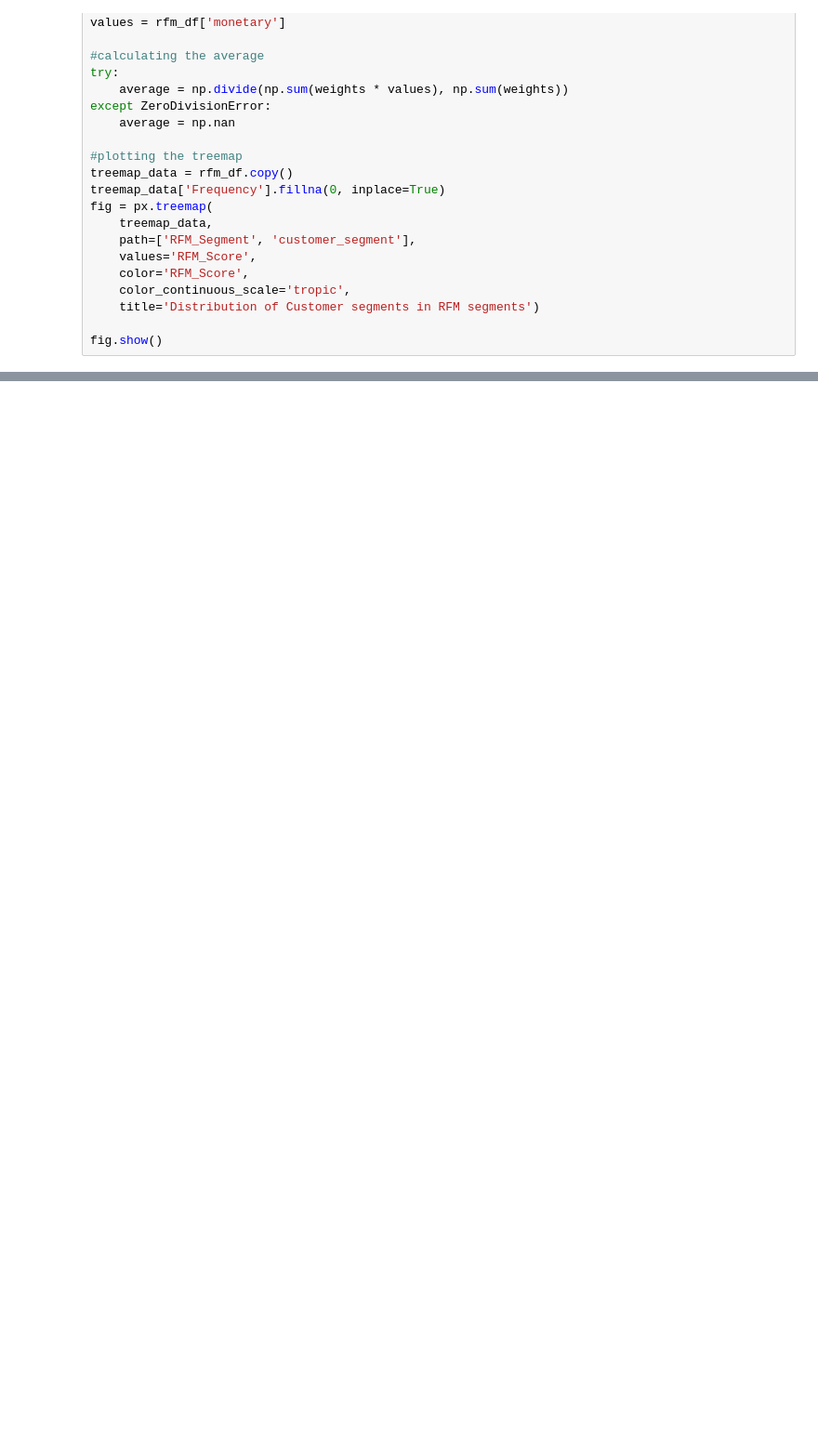
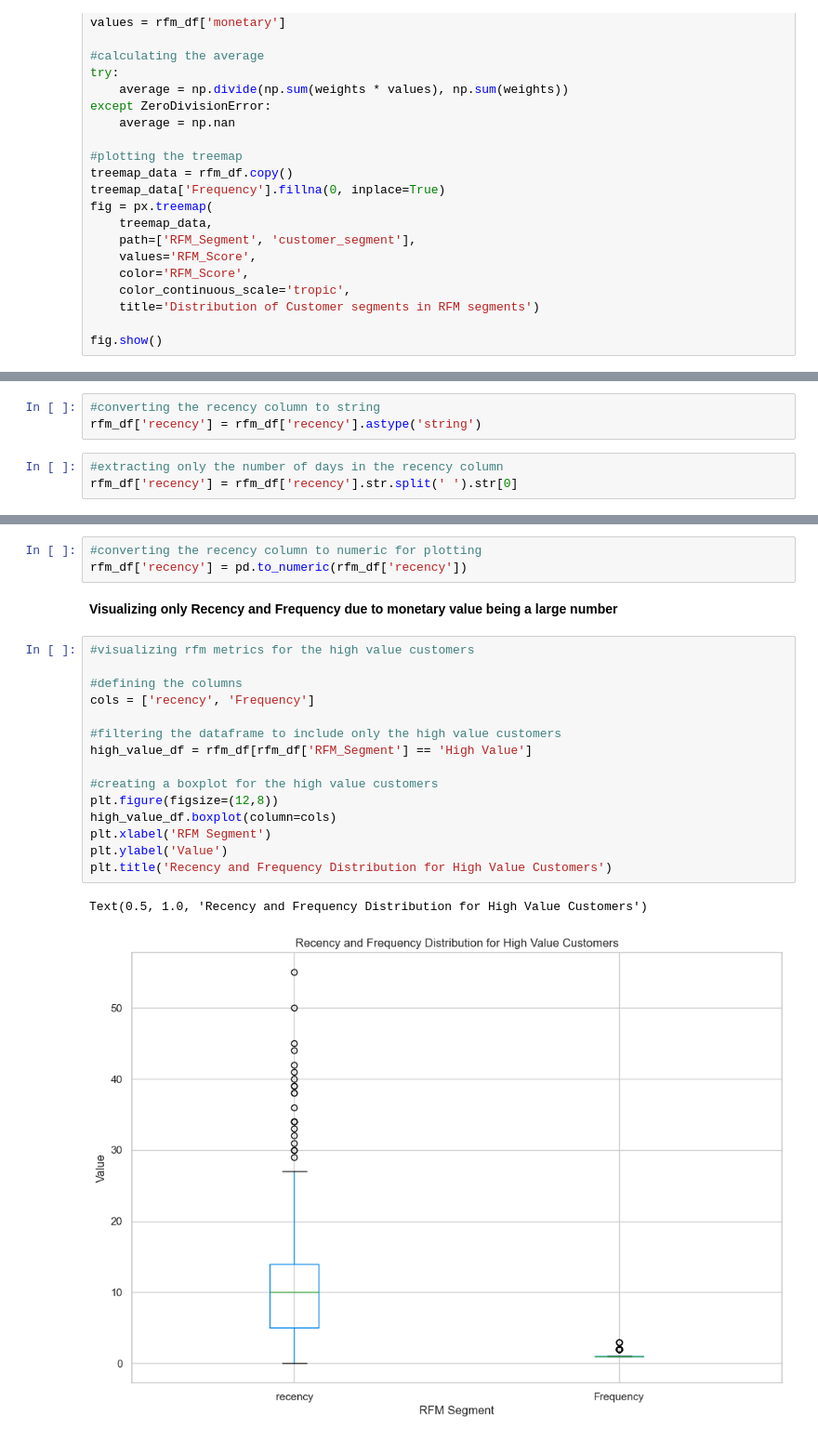
Before and after one commit to Murega14/rfm, a Jupyter notebook: rfm.ipynb, the cells around one changed output, grey strips where cells are left out. Shown: that part at 93% size. Drawn from its saved outputs; the diff is of its cells as text; blank space fills up the shorter version.

```diff
--- a/rfm.ipynb
+++ b/rfm.ipynb
@@ -394,0 +366,6 @@ plt.show()
+# %%
+#converting the recency column to string
+rfm_df['recency'] = rfm_df['recency'].astype('string')
+# %%
+#extracting only the number of days in the recency column
+rfm_df['recency'] = rfm_df['recency'].str.split(' ').str[0]
@@ -394,0 +388,23 @@ plt.show()
+# %%
+#converting the recency column to numeric for plotting
+rfm_df['recency'] = pd.to_numeric(rfm_df['recency'])
+# %% [markdown]
+**Visualizing only Recency and Frequency due to monetary value being a large number**
+# %%
+#visualizing rfm metrics for the high value customers
+
+#defining the columns
+cols = ['recency', 'Frequency']
+
+#filtering the dataframe to include only the high value customers
+high_value_df = rfm_df[rfm_df['RFM_Segment'] == 'High Value']
+
+#creating a boxplot for the high value customers
+plt.figure(figsize=(12,8))
+high_value_df.boxplot(column=cols)
+plt.xlabel('RFM Segment')
+plt.ylabel('Value')
+plt.title('Recency and Frequency Distribution for High Value Customers')
+# %% [output]
+Text(0.5, 1.0, 'Recency and Frequency Distribution for High Value Customers')
+[figure, added]
```
Also changed, not shown: parts of 8 cells of this notebook, 1 other file.
